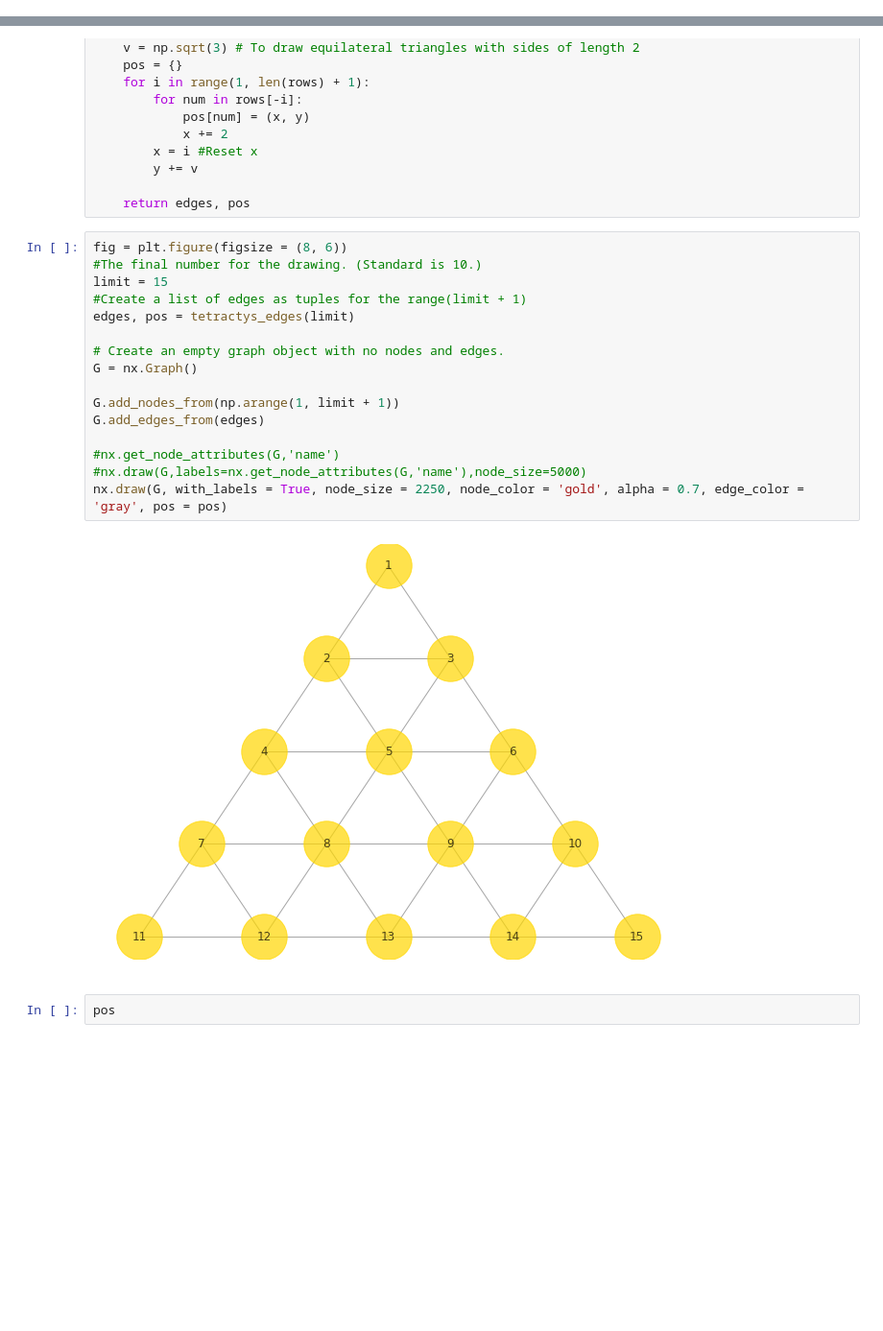
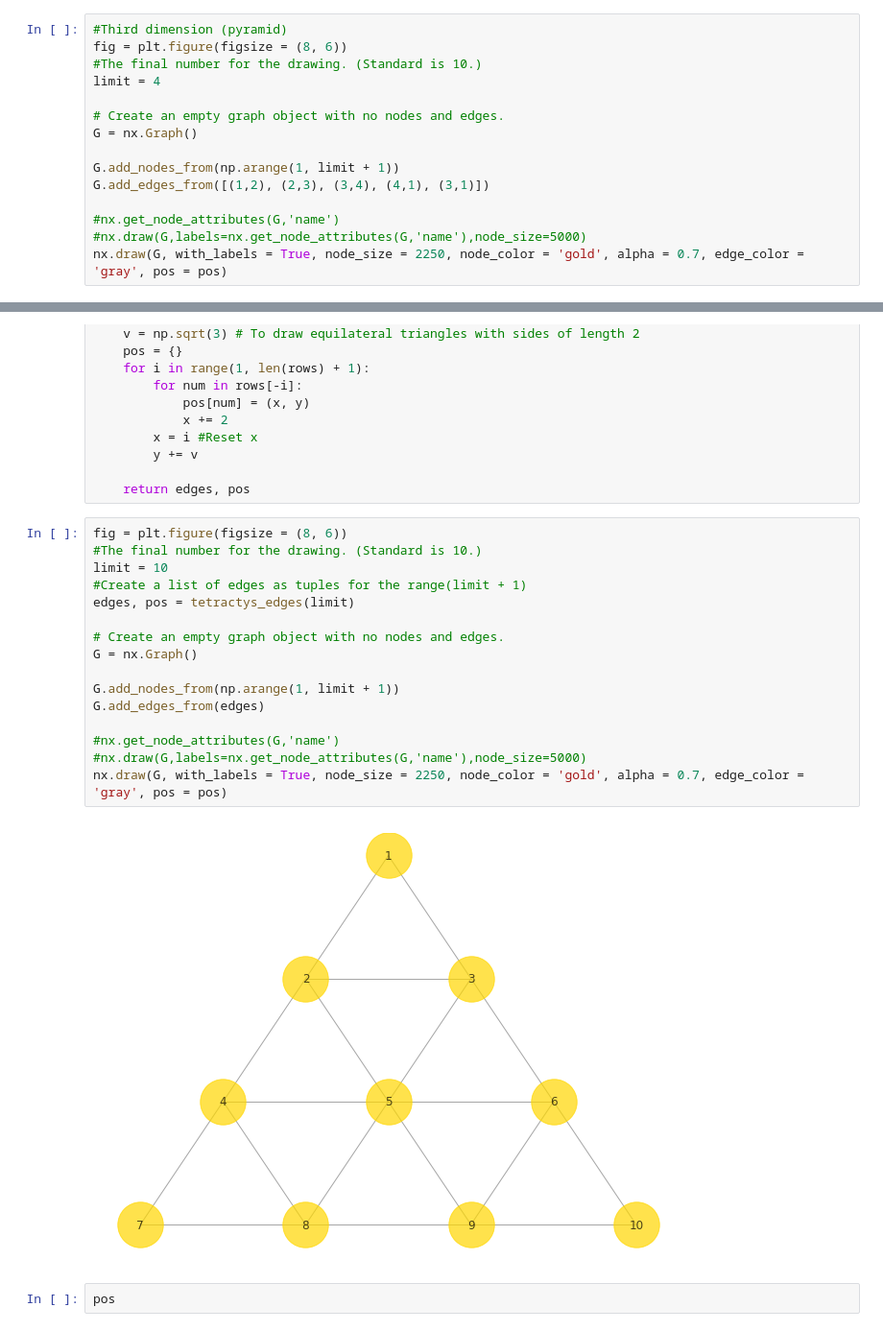
Before and after one commit to ssrosa/holiest_number, a Jupyter notebook: index.ipynb, the cells around one changed output, grey strips where cells are left out. Shown at 96% size. Cells and saved outputs as stored; diff of their text form; blank space fills up the shorter version.

Commit message:
started other dimensions that make up tetractys

```diff
--- a/index.ipynb
+++ b/index.ipynb
@@ -120,3 +121,18 @@ print(G[1][2]) # All edge attributes
 1 ** 2 + side ** 2 = 2 **2
 1 + side ** 2 = 4
 side ** 2 = 3
+# %%
+#Third dimension (pyramid)
+fig = plt.figure(figsize = (8, 6))
+#The final number for the drawing. (Standard is 10.)
+limit = 4
+
+# Create an empty graph object with no nodes and edges.
+G = nx.Graph()
+
+G.add_nodes_from(np.arange(1, limit + 1))
+G.add_edges_from([(1,2), (2,3), (3,4), (4,1), (3,1)])
+
+#nx.get_node_attributes(G,'name')
+#nx.draw(G,labels=nx.get_node_attributes(G,'name'),node_size=5000)
+nx.draw(G, with_labels = True, node_size = 2250, node_color = 'gold', alpha = 0.7, edge_color = 'gray', pos = pos)
@@ -153,21 +171,21 @@ def tetractys_edges(limit):
 # %%
 fig = plt.figure(figsize = (8, 6))
 #The final number for the drawing. (Standard is 10.)
-limit = 15
+limit = 10
 #Create a list of edges as tuples for the range(limit + 1)
 edges, pos = tetractys_edges(limit)
 
 # Create an empty graph object with no nodes and edges.
 G = nx.Graph()
 
 G.add_nodes_from(np.arange(1, limit + 1))
 G.add_edges_from(edges)
 
 #nx.get_node_attributes(G,'name')
 #nx.draw(G,labels=nx.get_node_attributes(G,'name'),node_size=5000)
 nx.draw(G, with_labels = True, node_size = 2250, node_color = 'gold', alpha = 0.7, edge_color = 'gray', pos = pos)
 # %% [output]
-[figure, old version]
+[figure, new version]
 # %%
 pos
 # %% [output]
```
Also changed, not shown: parts of 2 cells of this notebook.
